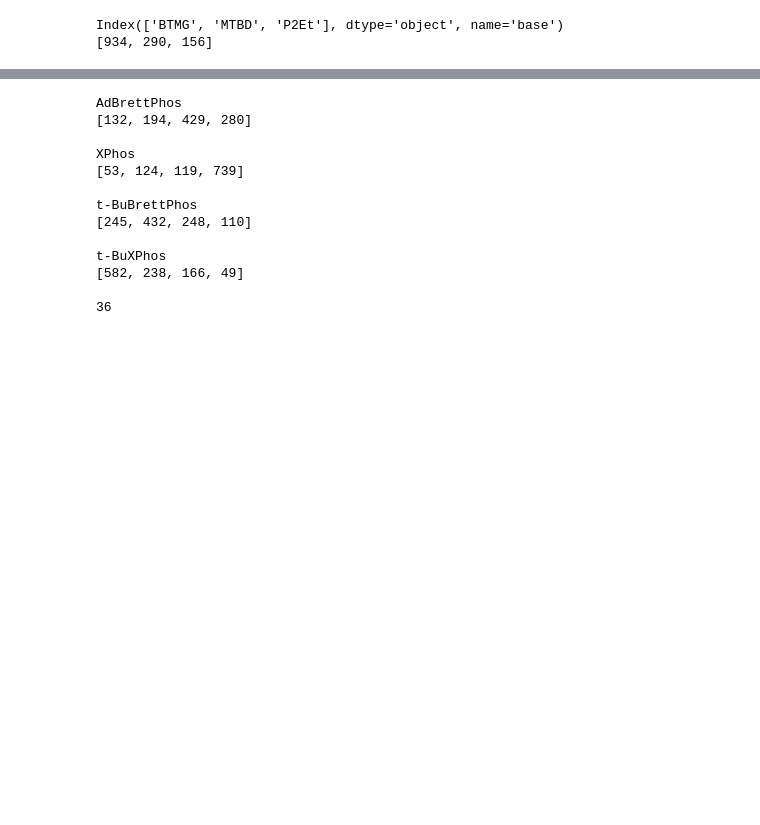
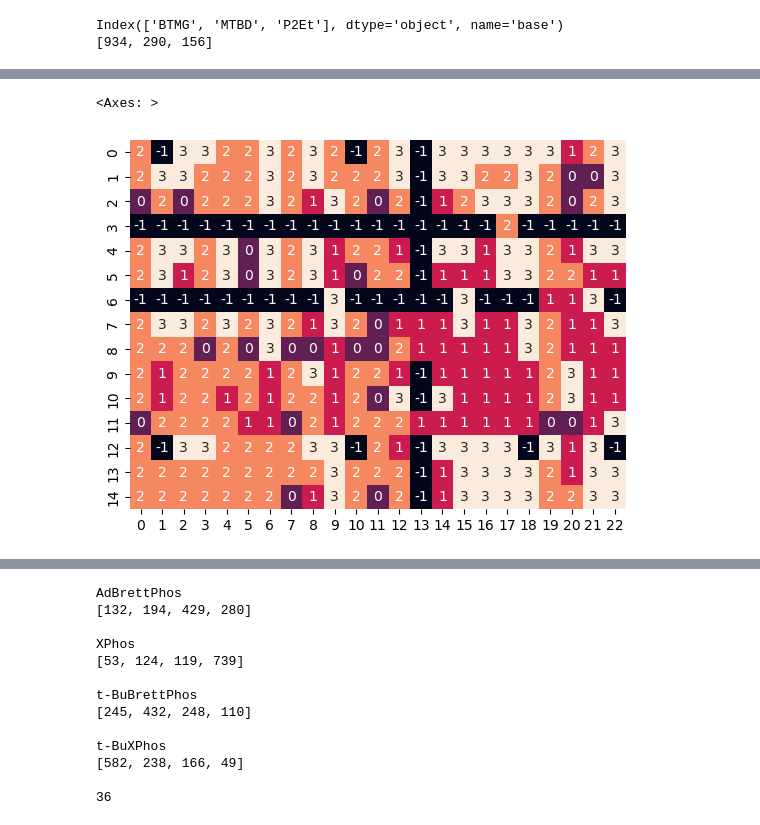
Before and after one commit to ZimmermanGroup/LabelRanking, a Jupyter notebook: doyle_analysis.ipynb, the cells around one changed output, grey strips where cells are left out. Cells and saved outputs as stored; diff of their text form; code cells hidden in the pictures; blank space fills up the shorter version.

```diff
--- a/doyle_analysis.ipynb
+++ b/doyle_analysis.ipynb
@@ -630,0 +637,6 @@ Index(['BTMG', 'MTBD', 'P2Et'], dtype='object', name='base')
+# %%
+sub_base_df = raw_data[raw_data["base"].isin(["BTMG", "P2Et"])]
+sub_df = sub_base_df[sub_base_df["ligand"].isin(["t-BuBrettPhos", "t-BuXPhos"])] # no yield values are nan "AdBrettPhos",
+print(sub_df.shape)
+sub_df = sub_df.dropna()
+print(sub_df.shape)
@@ -630,0 +646,26 @@ Index(['BTMG', 'MTBD', 'P2Et'], dtype='object', name='base')
+# %%
+catalysts = [ "t-BuBrettPhos", "t-BuXPhos"] #"AdBrettPhos",
+bases = ["BTMG", "P2Et"]
+
+# don't want reactions that give all below 10%
+all_below_ten = []
+rank_by_condition = -1 * np.ones((15, 23))
+for i, halide in enumerate(sub_df["aryl_halide"].unique()) :
+    for j, additive in enumerate(sub_df["additive"].unique()) :
+        y_vals = np.zeros(len(catalysts)*len(bases))
+        for k, catalyst in enumerate(catalysts) :
+            for l, base in enumerate(bases) :
+                val = raw_data[
+                    (raw_data["aryl_halide"]==halide) &\
+                    (raw_data["additive"]==additive) &\
+                    (raw_data["ligand"]==catalyst) &\
+                    (raw_data["base"]==base)
+                ]["yield"].values
+                if len(val)!= 1 : val = 0
+                elif len(val) == 1 : val = val[0]
+                y_vals[2*k+l] = val
+        if np.all(y_vals < 10) :
+            all_below_ten.append((i,j))
+        else :
+            rank_by_condition[i,j] = np.argmin(yield_to_ranking(y_vals))
+        # print(y_vals)
@@ -630,0 +683,5 @@ Index(['BTMG', 'MTBD', 'P2Et'], dtype='object', name='base')
+# %%
+sns.heatmap(rank_by_condition , cbar=False, annot=True)
+# %% [output]
+<Axes: >
+[figure, added]
```
Also changed, not shown: parts of 11 cells of this notebook, 3 other files.
